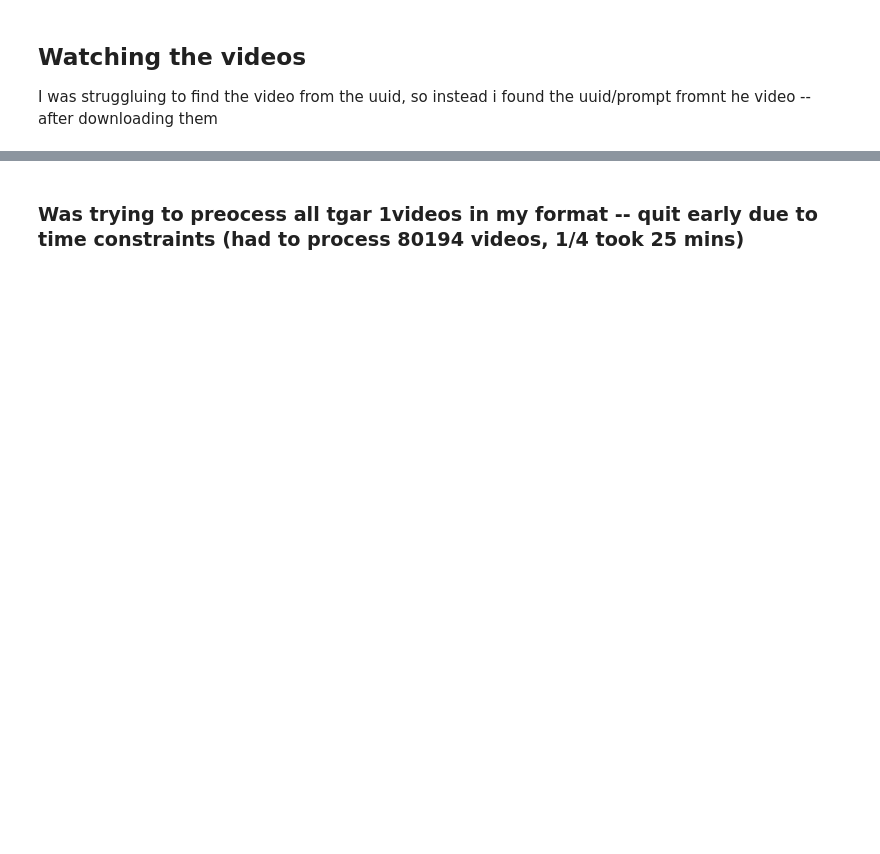
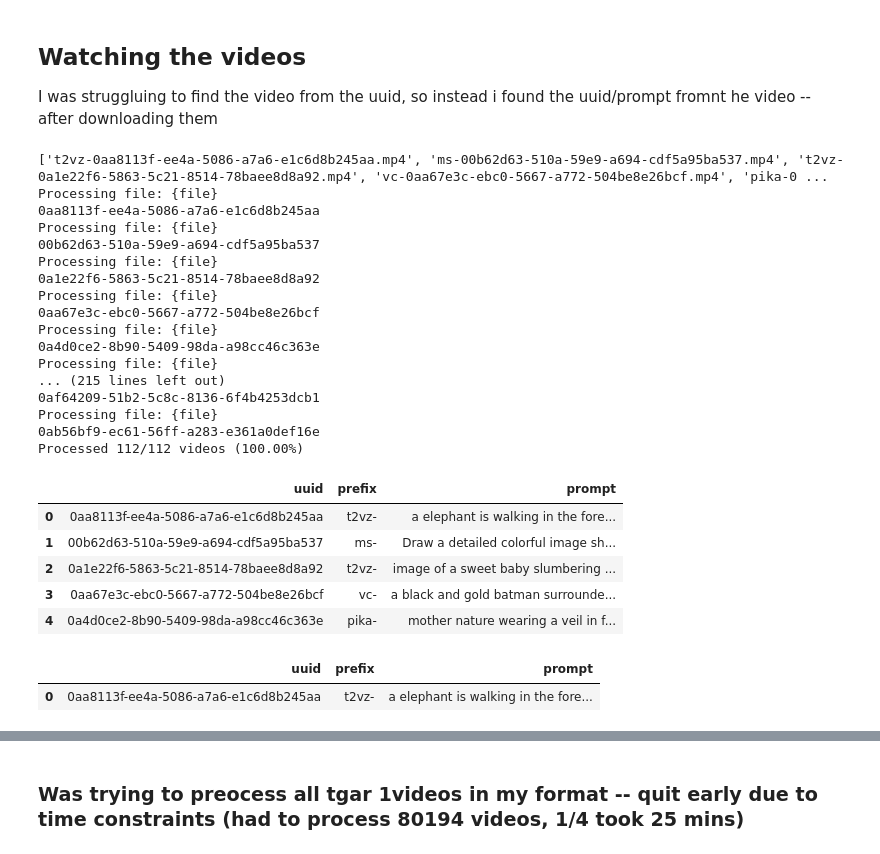
Before and after one commit to mariabeatrizsilva/genvid, a Jupyter notebook: data_explore.ipynb, the cells around one changed output, grey strips where cells are left out. Cells and saved outputs as stored; diff of their text form; code cells hidden in the pictures; blank space fills up the shorter version.

```diff
--- a/data_explore.ipynb
+++ b/data_explore.ipynb
@@ -53,18 +125,44 @@ from prompt_extractor import PromptExtractor
 # %%
 # Initialize the PromptExtractor
 file_beginnings = ['t2vz-', 'pika-', 'vc-', 'ms-'] # these are the prefixes of the video files in the sample folder
 pe = PromptExtractor(df, file_beginnings)
 
 # Load in video names from folder
 video_folder = '/home/bia/Documents/genvid/sample_videos' # This is where the sample videos are stored
 videos = pe.list_video_files(video_folder)
 print(videos)
 # pe.test(video_files)
 # process the videos to extract prompts
-extracted_prompts = pe.process_video_files(videos)
+sample_prompts = pe.process_video_files(videos)
 # Display the first few extracted prompts
-display(extracted_prompts.head())
-extracted_prompts[extracted_prompts['uuid'] == '0aa8113f-ee4a-5086-a7a6-e1c6d8b245aa'] # check for a specific uuid to see if it worked
+display(sample_prompts.head())
+sample_prompts[sample_prompts['uuid'] == '0aa8113f-ee4a-5086-a7a6-e1c6d8b245aa'] # check for a specific uuid to see if it worked
+# %% [output]
+['t2vz-0aa8113f-ee4a-5086-a7a6-e1c6d8b245aa.mp4', 'ms-00b62d63-510a-59e9-a694-cdf5a95ba537.mp4', 't2vz-0a1e22f6-5863-5c21-8514-78baee8d8a92.mp4', 'vc-0aa67e3c-ebc0-5667-a772-504be8e26bcf.mp4', 'pika-0 ...
+Processing file: {file}
+0aa8113f-ee4a-5086-a7a6-e1c6d8b245aa
+Processing file: {file}
+00b62d63-510a-59e9-a694-cdf5a95ba537
+Processing file: {file}
+0a1e22f6-5863-5c21-8514-78baee8d8a92
+Processing file: {file}
+0aa67e3c-ebc0-5667-a772-504be8e26bcf
+Processing file: {file}
+0a4d0ce2-8b90-5409-98da-a98cc46c363e
+Processing file: {file}
+... (215 lines left out)
+0af64209-51b2-5c8c-8136-6f4b4253dcb1
+Processing file: {file}
+0ab56bf9-ec61-56ff-a283-e361a0def16e
+Processed 112/112 videos (100.00%)
+|  | uuid | prefix | prompt |
+| 0 | 0aa8113f-ee4a-5086-a7a6-e1c6d8b245aa | t2vz- | a elephant is walking in the fore... |
+| 1 | 00b62d63-510a-59e9-a694-cdf5a95ba537 | ms- | Draw a detailed colorful image sh... |
+| 2 | 0a1e22f6-5863-5c21-8514-78baee8d8a92 | t2vz- | image of a sweet baby slumbering ... |
+| 3 | 0aa67e3c-ebc0-5667-a772-504be8e26bcf | vc- | a black and gold batman surrounde... |
+| 4 | 0a4d0ce2-8b90-5409-98da-a98cc46c363e | pika- | mother nature wearing a veil in f... |
+|  | uuid | prefix | prompt |
+| 0 | 0aa8113f-ee4a-5086-a7a6-e1c6d8b245aa | t2vz- | a elephant is walking in the fore... |
 # %% [markdown]
 ### Notes
 
```
Also changed, not shown: parts of 12 cells of this notebook, 3 other files.
